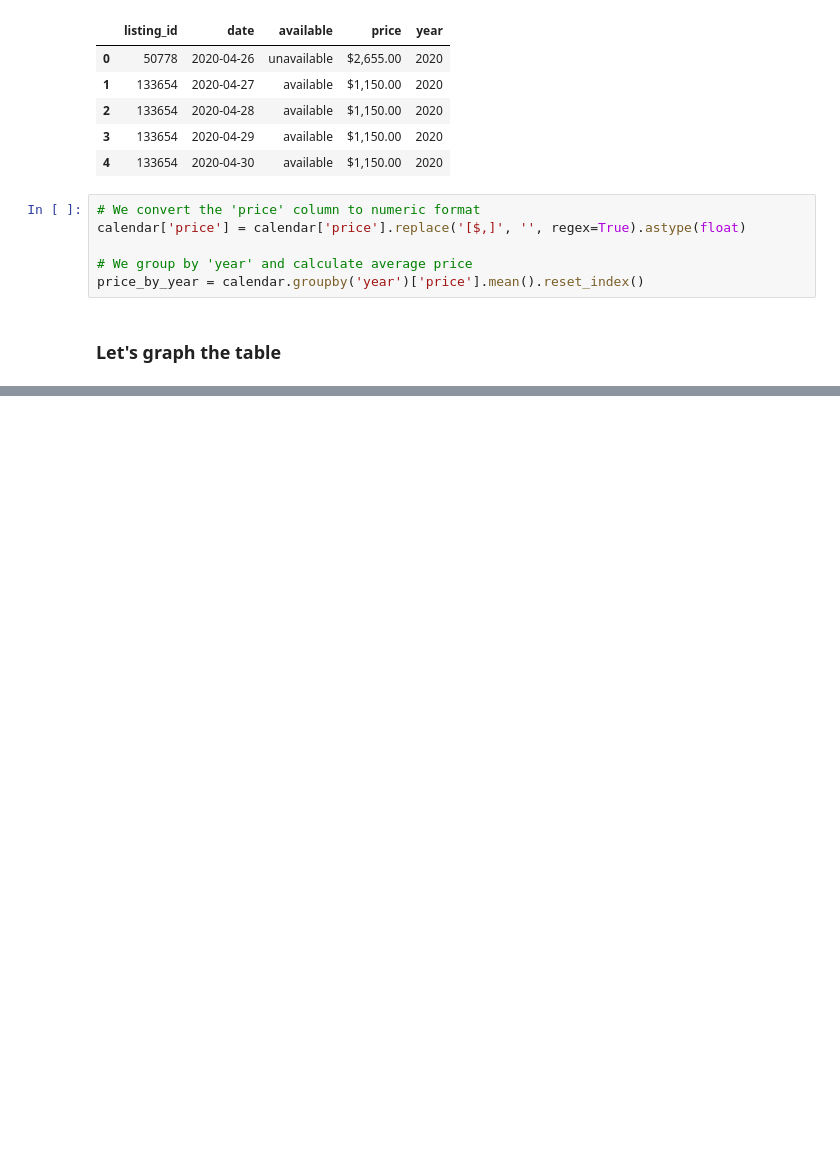
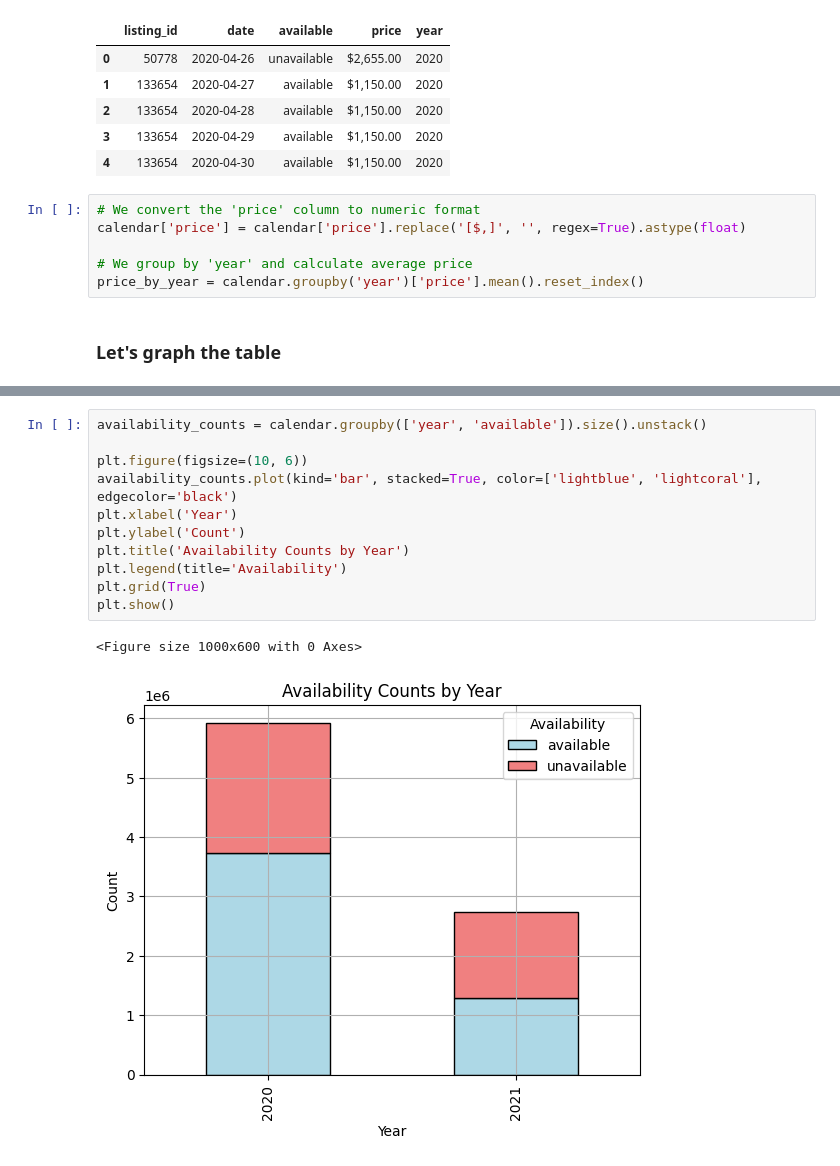
Before and after one commit to pipesito1/Airbnb, a Jupyter notebook: EDA.ipynb, the cells around one changed output, grey strips where cells are left out. Saved outputs shown, nothing was run; the diff lists cells and outputs as text; blank space fills up the shorter version.

```diff
--- a/EDA.ipynb
+++ b/EDA.ipynb
@@ -85,0 +105,14 @@ plt.show()
+# %%
+availability_counts = calendar.groupby(['year', 'available']).size().unstack()
+
+plt.figure(figsize=(10, 6))
+availability_counts.plot(kind='bar', stacked=True, color=['lightblue', 'lightcoral'], edgecolor='black')
+plt.xlabel('Year')
+plt.ylabel('Count')
+plt.title('Availability Counts by Year')
+plt.legend(title='Availability')
+plt.grid(True)
+plt.show()
+# %% [output]
+<Figure size 1000x600 with 0 Axes>
+[figure, added]
```
Also changed, not shown: parts of 9 cells of this notebook.
